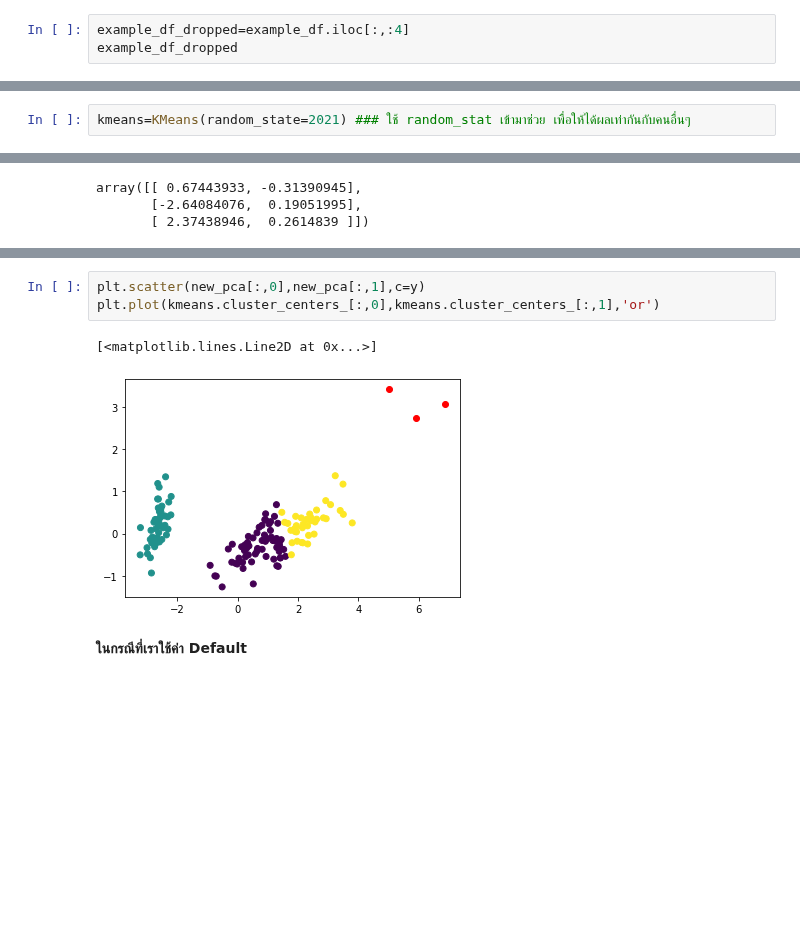
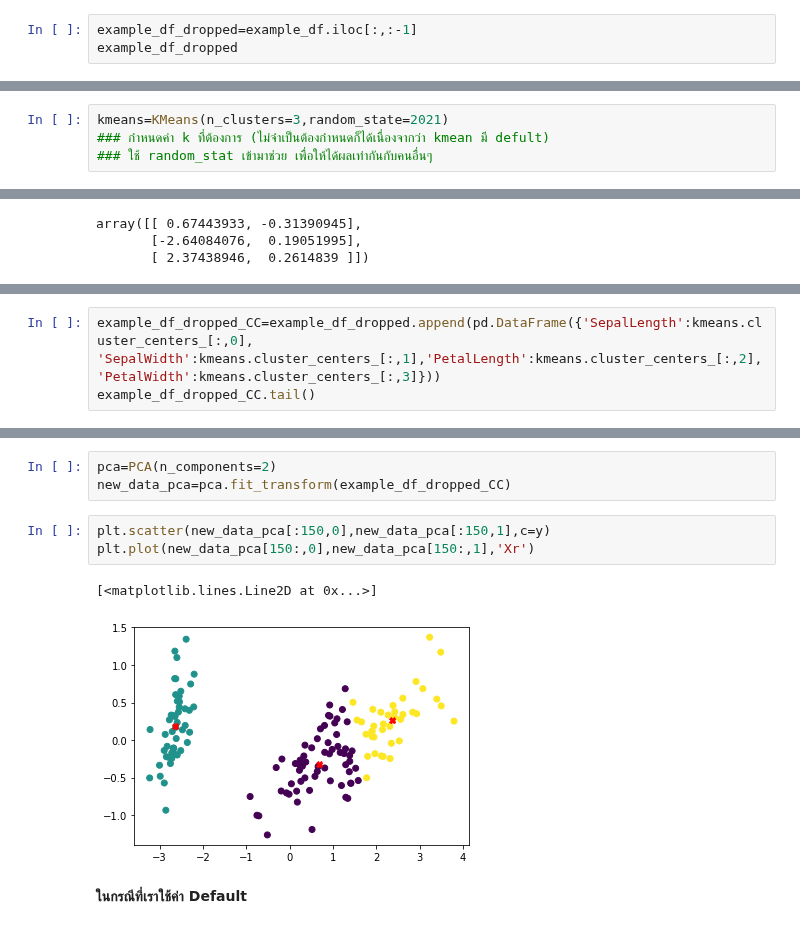
Before and after one commit to kittimaxz/multivariate, a Jupyter notebook: Chapter_6_Cluster_Analysis.ipynb, the cells around one changed output, grey strips where cells are left out. Saved outputs shown, nothing was run; the diff lists cells and outputs as text; blank space fills up the shorter version.

```diff
--- a/Chapter_6_Cluster_Analysis.ipynb
+++ b/Chapter_6_Cluster_Analysis.ipynb
@@ -24,5 +28,5 @@ example_df
 # %%
-example_df_dropped=example_df.iloc[:,:4]
+example_df_dropped=example_df.iloc[:,:-1]
 example_df_dropped
 # %% [output]
 |  | SepalLength | SepalWidth | PetalLength | PetalWidth |
@@ -47,7 +51,9 @@ from sklearn.cluster import KMeans
 # %% [markdown]
 ***define***
 # %%
-kmeans=KMeans(random_state=2021) ### ใช้ random_stat เข้ามาช่วย เพื่อให้ได้ผลเท่ากันกับคนอื่นๆ
+kmeans=KMeans(n_clusters=3,random_state=2021)
+### กำหนดค่า k ที่ต้องการ (ไม่จำเป็นต้องกำหนดก็ได้เนื่องจากว่า kmean มี defult)
+### ใช้ random_stat เข้ามาช่วย เพื่อให้ได้ผลเท่ากันกับคนอื่นๆ
 # %% [markdown]
 ***fit-transform***
 # %% [markdown]
@@ -163,0 +175,4 @@ array([[ 0.67443933, -0.31390945],
+# %%
+example_df_dropped_CC=example_df_dropped.append(pd.DataFrame({'SepalLength':kmeans.cluster_centers_[:,0],
+'SepalWidth':kmeans.cluster_centers_[:,1],'PetalLength':kmeans.cluster_centers_[:,2],'PetalWidth':kmeans.cluster_centers_[:,3]}))
+example_df_dropped_CC.tail()
@@ -164,9 +186,12 @@ array([[ 0.67443933, -0.31390945],
+# %%
+pca=PCA(n_components=2)
+new_data_pca=pca.fit_transform(example_df_dropped_CC)
 # %%
-plt.scatter(new_pca[:,0],new_pca[:,1],c=y)
-plt.plot(kmeans.cluster_centers_[:,0],kmeans.cluster_centers_[:,1],'or')
+plt.scatter(new_data_pca[:150,0],new_data_pca[:150,1],c=y)
+plt.plot(new_data_pca[150:,0],new_data_pca[150:,1],'Xr')
 # %% [output]
 [<matplotlib.lines.Line2D at 0x...>]
-[figure, old version]
+[figure, new version]
 # %% [markdown]
 **ในกรณีที่เราใช้ค่า Default**
 # %%
```
Also changed, not shown: parts of 21 cells of this notebook.
